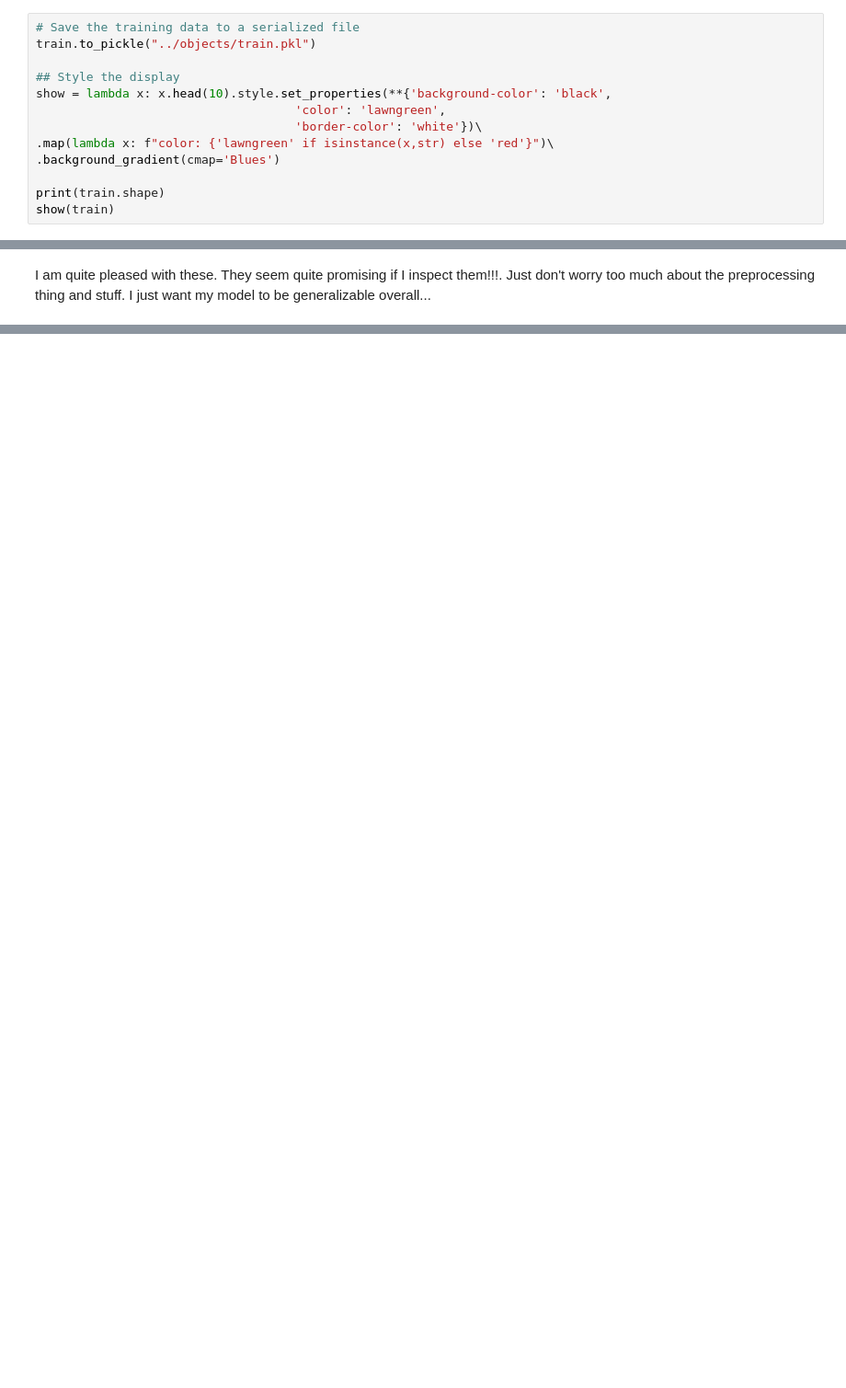
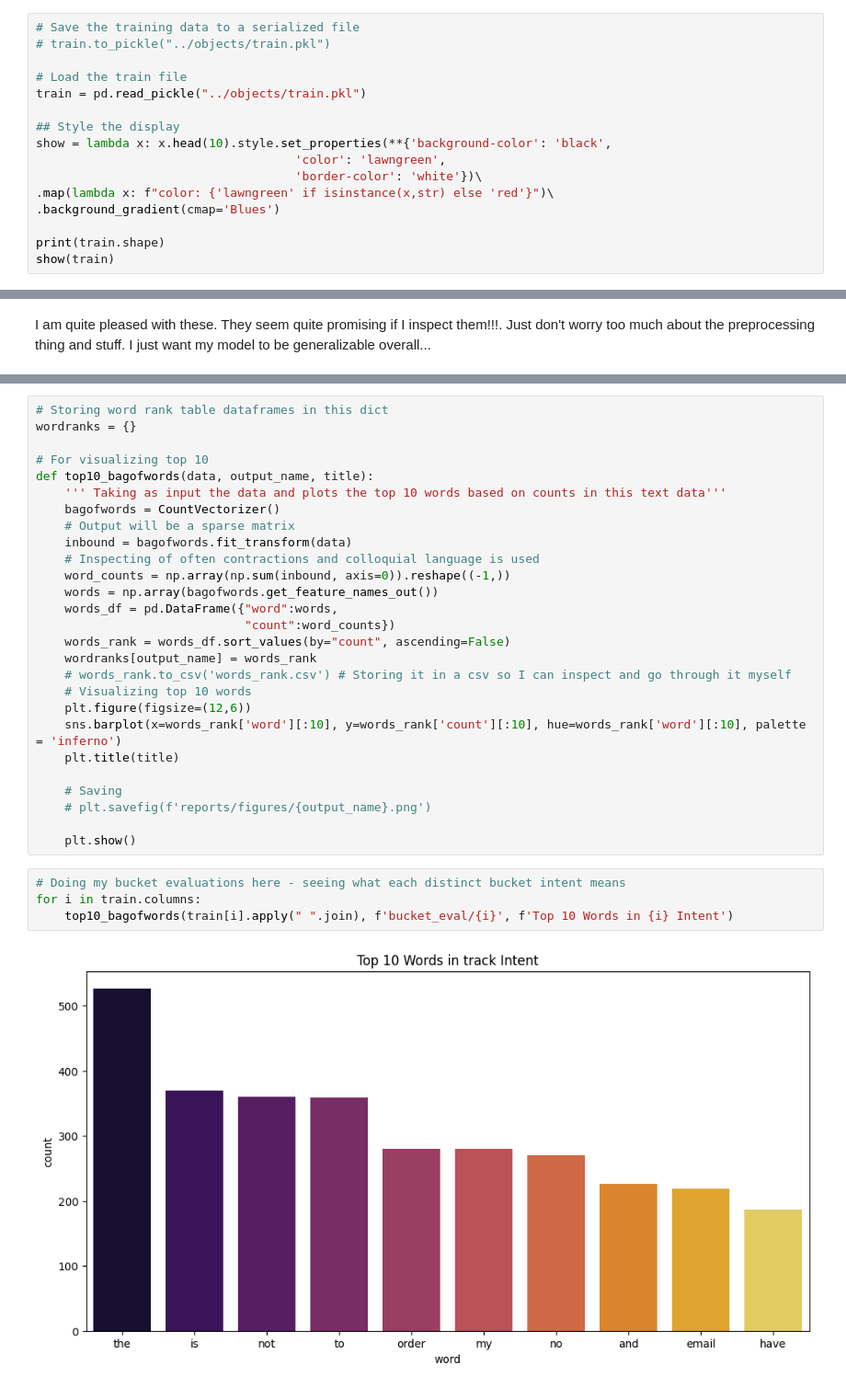
Before and after one commit to sinhasagar507/Customer-support-bot, a Jupyter notebook: notebooks/2.1_get_training_data.ipynb, the cells around one changed output, grey strips where cells are left out. Shown at 92% size. Cells and saved outputs as stored; diff of their text form; blank space fills up the shorter version.

Commit message:
Data Prep + Model Code Restructuring

```diff
--- a/notebooks/2.1_get_training_data.ipynb
+++ b/notebooks/2.1_get_training_data.ipynb
@@ -706,6 +691,9 @@ train
 # %%
 # Save the training data to a serialized file
-train.to_pickle("../objects/train.pkl")
+# train.to_pickle("../objects/train.pkl")
+
+# Load the train file
+train = pd.read_pickle("../objects/train.pkl")
 
 ## Style the display
 show = lambda x: x.head(10).style.set_properties(**{'background-color': 'black',
@@ -738,0 +746,33 @@ neat_train = pd.DataFrame(train.T.unstack()).reset_index().iloc[:,1:].rename(col
+# %%
+# Storing word rank table dataframes in this dict
+wordranks = {}
+
+# For visualizing top 10
+def top10_bagofwords(data, output_name, title):
+    ''' Taking as input the data and plots the top 10 words based on counts in this text data'''
+    bagofwords = CountVectorizer()
+    # Output will be a sparse matrix
+    inbound = bagofwords.fit_transform(data)
+    # Inspecting of often contractions and colloquial language is used
+    word_counts = np.array(np.sum(inbound, axis=0)).reshape((-1,))
+    words = np.array(bagofwords.get_feature_names_out())
+    words_df = pd.DataFrame({"word":words,
+                             "count":word_counts})
+    words_rank = words_df.sort_values(by="count", ascending=False)
+    wordranks[output_name] = words_rank
+    # words_rank.to_csv('words_rank.csv') # Storing it in a csv so I can inspect and go through it myself
+    # Visualizing top 10 words
+    plt.figure(figsize=(12,6))
+    sns.barplot(x=words_rank['word'][:10], y=words_rank['count'][:10], hue=words_rank['word'][:10], palette = 'inferno')
+    plt.title(title)
+
+    # Saving
+    # plt.savefig(f'reports/figures/{output_name}.png')
+
+    plt.show()
+# %%
+# Doing my bucket evaluations here - seeing what each distinct bucket intent means
+for i in train.columns:
+    top10_bagofwords(train[i].apply(" ".join), f'bucket_eval/{i}', f'Top 10 Words in {i} Intent')
+# %% [output]
+[figure, added]
```
Also changed, not shown: parts of 27 cells of this notebook.
